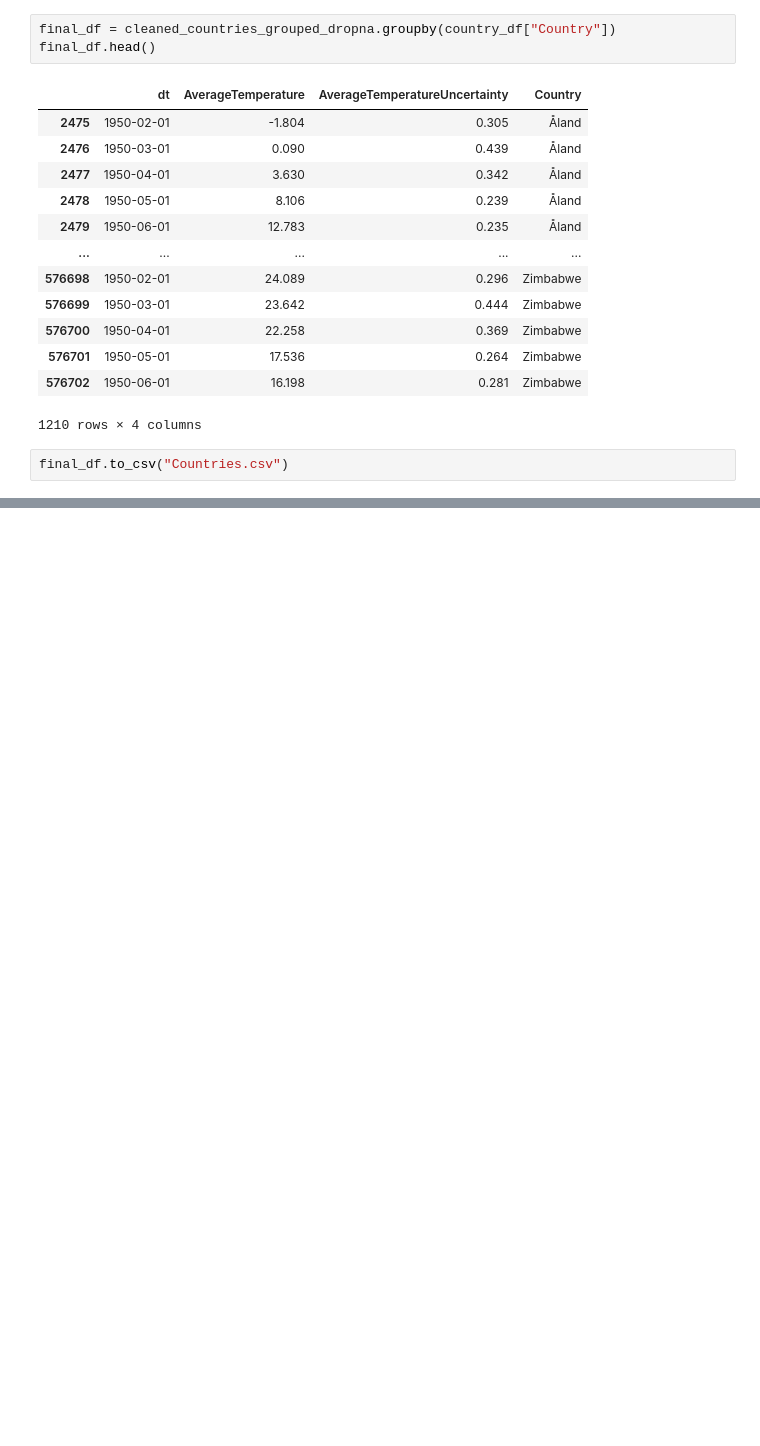
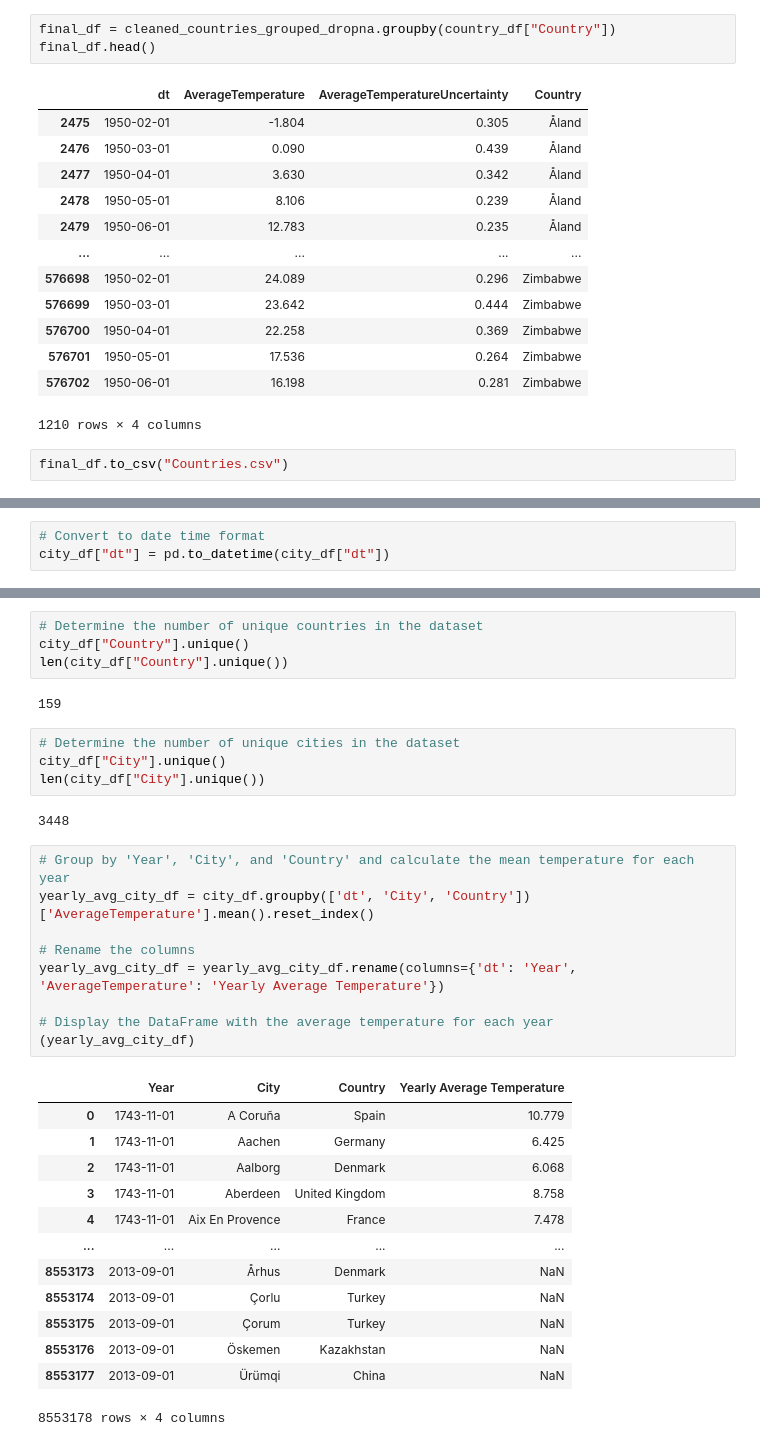
Before and after one commit to Sophiatun/Climate_Change_Analysis, a Jupyter notebook: Countries.ipynb, the cells around one changed output, grey strips where cells are left out. Cells and saved outputs as stored; diff of their text form; blank space fills up the shorter version.

```diff
--- a/Countries.ipynb
+++ b/Countries.ipynb
@@ -149,0 +209,3 @@ final_df.to_csv("Countries.csv")
+# %%
+# Convert to date time format
+city_df["dt"] = pd.to_datetime(city_df["dt"])
@@ -149,0 +224,35 @@ final_df.to_csv("Countries.csv")
+# %%
+# Determine the number of unique countries in the dataset
+city_df["Country"].unique()
+len(city_df["Country"].unique())
+# %% [output]
+159
+# %%
+# Determine the number of unique cities in the dataset
+city_df["City"].unique()
+len(city_df["City"].unique())
+# %% [output]
+3448
+# %%
+# Group by 'Year', 'City', and 'Country' and calculate the mean temperature for each year
+yearly_avg_city_df = city_df.groupby(['dt', 'City', 'Country'])['AverageTemperature'].mean().reset_index()
+
+# Rename the columns
+yearly_avg_city_df = yearly_avg_city_df.rename(columns={'dt': 'Year', 'AverageTemperature': 'Yearly Average Temperature'})
+
+# Display the DataFrame with the average temperature for each year
+(yearly_avg_city_df)
+# %% [output]
+|  | Year | City | Country | Yearly Average Temperature |
+| 0 | 1743-11-01 | A Coruña | Spain | 10.779 |
+| 1 | 1743-11-01 | Aachen | Germany | 6.425 |
+| 2 | 1743-11-01 | Aalborg | Denmark | 6.068 |
+| 3 | 1743-11-01 | Aberdeen | United Kingdom | 8.758 |
+| 4 | 1743-11-01 | Aix En Provence | France | 7.478 |
+| ... | ... | ... | ... | ... |
+| 8553173 | 2013-09-01 | Århus | Denmark | NaN |
+| 8553174 | 2013-09-01 | Çorlu | Turkey | NaN |
+| 8553175 | 2013-09-01 | Çorum | Turkey | NaN |
+| 8553176 | 2013-09-01 | Öskemen | Kazakhstan | NaN |
+| 8553177 | 2013-09-01 | Ürümqi | China | NaN |
+8553178 rows × 4 columns
```
Also changed, not shown: parts of 14 cells of this notebook.
